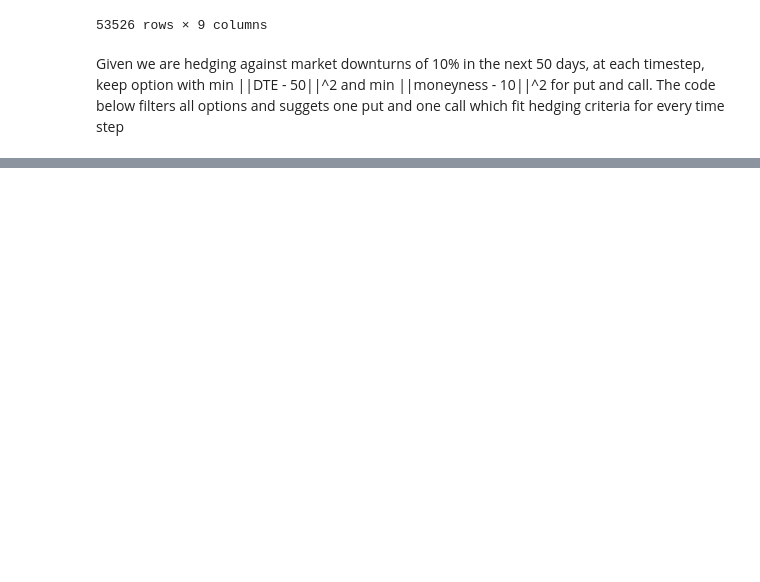
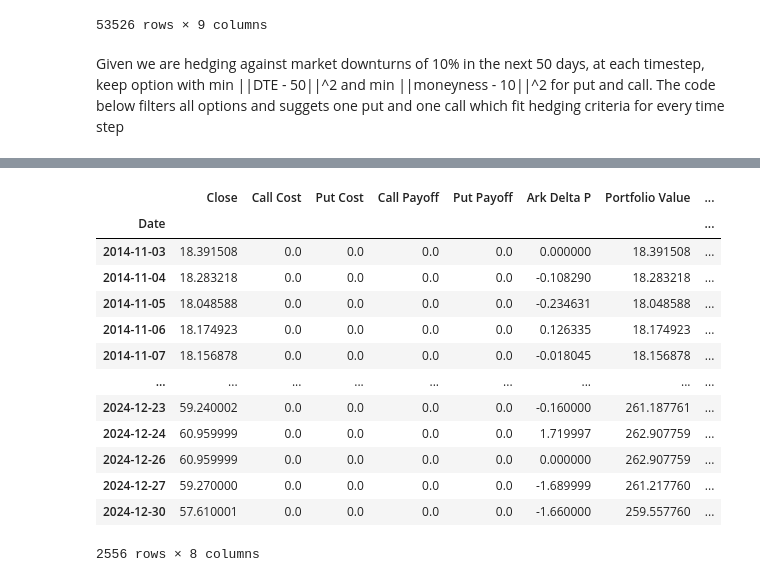
Before and after one commit to mschaefer77/MF-Project, a Jupyter notebook: Calibration.ipynb, the cells around one changed output, grey strips where cells are left out. Drawn from its saved outputs; the diff is of its cells as text; code cells hidden in the pictures; blank space fills up the shorter version.

```diff
--- a/Calibration.ipynb
+++ b/Calibration.ipynb
@@ -250,0 +169,10 @@ best_options
+# %%
+betas_df.index = pd.to_datetime(betas_df.index).normalize()
+
+ark_prices = pd.read_csv("./data/ark_prices.csv", parse_dates=True)
+ark_prices = ark_prices.dropna()
+ark_prices = ark_prices.rename(columns={'Unnamed: 0':'Date'})
+ark_prices['Date'] = pd.to_datetime(ark_prices['Date'], utc=True)
+ark_prices['Date'] = ark_prices['Date'].dt.normalize().dt.tz_localize(None)
+ark_prices.set_index('Date', inplace=True)
+ark_prices['Close'] = pd.to_numeric(ark_prices['Close'])
@@ -250,0 +332,27 @@ best_options
+# %%
+
+hedge_retz = hedge_retz.copy()
+port_value = [hedge_retz.loc[:,'Close'].iloc[0]]
+
+for i in range(1, len(hedge_retz)):
+    delta_price = hedge_retz.loc[:,'Ark Delta P'].iloc[i] + hedge_retz.loc[:,'Call Payoff'].iloc[i] +  hedge_retz.loc[:,'Put Payoff'].iloc[i]  + hedge_retz.loc[:,'Call Cost'].iloc[i] + hedge_retz.loc[:,'Put Cost'].iloc[i]
+    port_value.append(port_value[-1] + delta_price)
+
+hedge_retz.loc[:,'Portfolio Value'] = port_value
+hedge_retz.loc[:,'Portfolio Returns'] = hedge_retz.loc[:,'Portfolio Value'].pct_change()
+hedge_retz
+# %% [output]
+|  | Close | Call Cost | Put Cost | Call Payoff | Put Payoff | Ark Delta P | Portfolio Value | ... |
+| Date |  |  |  |  |  |  |  | ... |
+| 2014-11-03 | 18.391508 | 0.0 | 0.0 | 0.0 | 0.0 | 0.000000 | 18.391508 | ... |
+| 2014-11-04 | 18.283218 | 0.0 | 0.0 | 0.0 | 0.0 | -0.108290 | 18.283218 | ... |
+| 2014-11-05 | 18.048588 | 0.0 | 0.0 | 0.0 | 0.0 | -0.234631 | 18.048588 | ... |
+| 2014-11-06 | 18.174923 | 0.0 | 0.0 | 0.0 | 0.0 | 0.126335 | 18.174923 | ... |
+| 2014-11-07 | 18.156878 | 0.0 | 0.0 | 0.0 | 0.0 | -0.018045 | 18.156878 | ... |
+| ... | ... | ... | ... | ... | ... | ... | ... | ... |
+| 2024-12-23 | 59.240002 | 0.0 | 0.0 | 0.0 | 0.0 | -0.160000 | 261.187761 | ... |
+| 2024-12-24 | 60.959999 | 0.0 | 0.0 | 0.0 | 0.0 | 1.719997 | 262.907759 | ... |
+| 2024-12-26 | 60.959999 | 0.0 | 0.0 | 0.0 | 0.0 | 0.000000 | 262.907759 | ... |
+| 2024-12-27 | 59.270000 | 0.0 | 0.0 | 0.0 | 0.0 | -1.689999 | 261.217760 | ... |
+| 2024-12-30 | 57.610001 | 0.0 | 0.0 | 0.0 | 0.0 | -1.660000 | 259.557760 | ... |
+2556 rows × 8 columns
```
Also changed, not shown: parts of 22 cells of this notebook, 3 other files.
